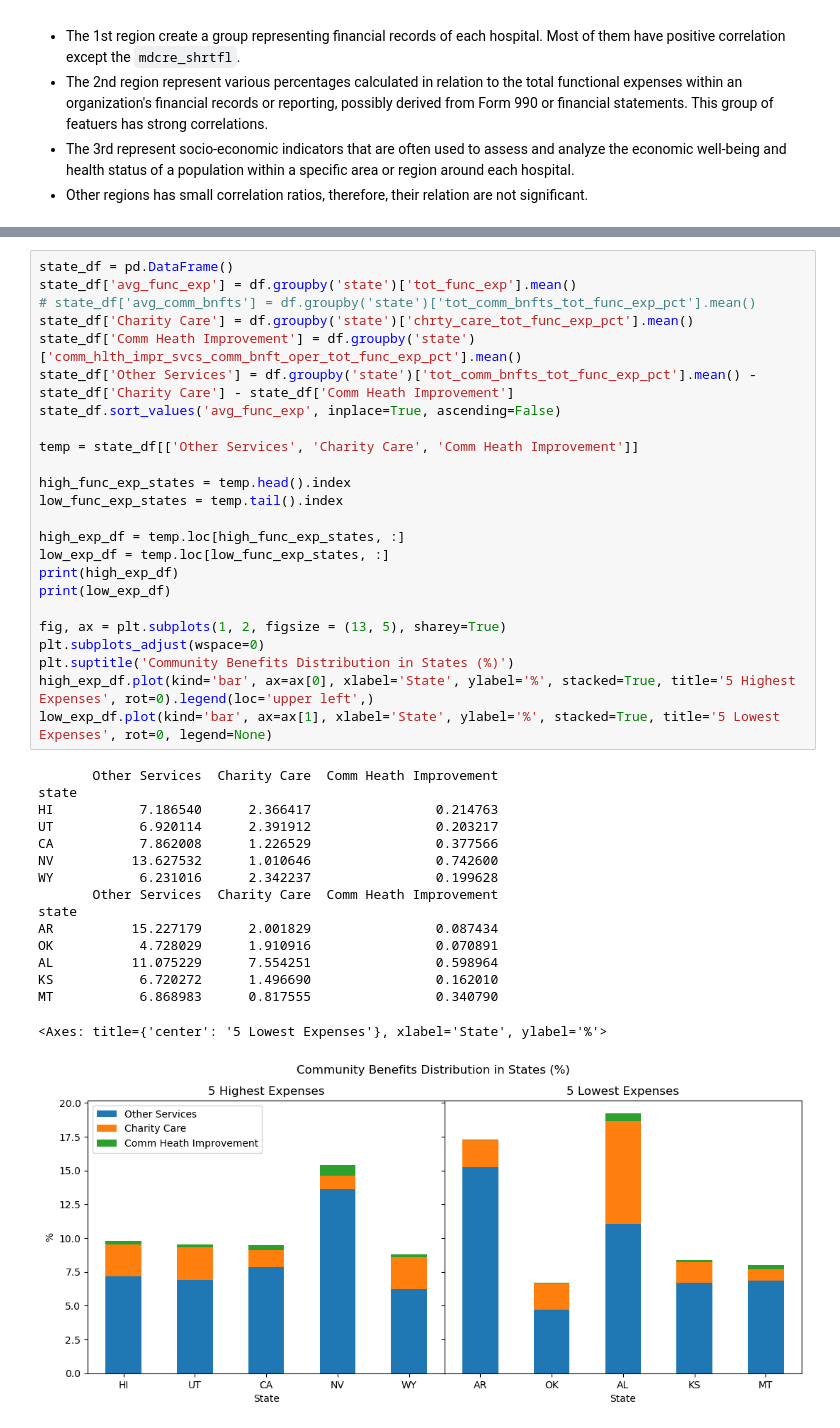
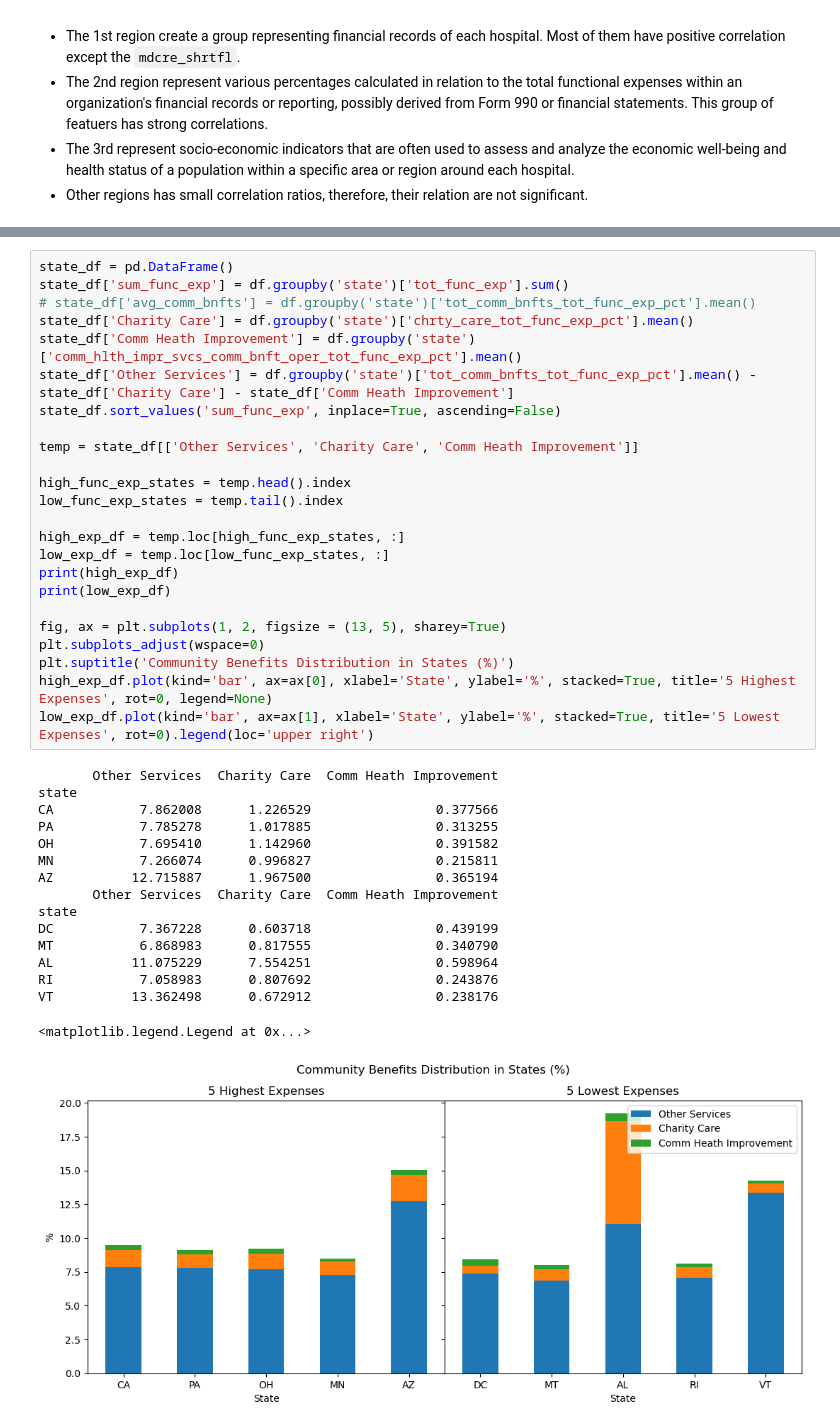
Before and after one commit to gigachad0209/Final-Project---NMKHDL, a Jupyter notebook: eda.ipynb, the cells around one changed output, grey strips where cells are left out. Drawn from its saved outputs; the diff is of its cells as text.

```diff
--- a/eda.ipynb
+++ b/eda.ipynb
@@ -85,42 +104,42 @@ plt.show()
 # %%
 state_df = pd.DataFrame()
-state_df['avg_func_exp'] = df.groupby('state')['tot_func_exp'].mean()
+state_df['sum_func_exp'] = df.groupby('state')['tot_func_exp'].sum()
 # state_df['avg_comm_bnfts'] = df.groupby('state')['tot_comm_bnfts_tot_func_exp_pct'].mean()
 state_df['Charity Care'] = df.groupby('state')['chrty_care_tot_func_exp_pct'].mean()
 state_df['Comm Heath Improvement'] = df.groupby('state')['comm_hlth_impr_svcs_comm_bnft_oper_tot_func_exp_pct'].mean()
 state_df['Other Services'] = df.groupby('state')['tot_comm_bnfts_tot_func_exp_pct'].mean() - state_df['Charity Care'] - state_df['Comm Heath Improvement']
-state_df.sort_values('avg_func_exp', inplace=True, ascending=False)
+state_df.sort_values('sum_func_exp', inplace=True, ascending=False)
 
 temp = state_df[['Other Services', 'Charity Care', 'Comm Heath Improvement']]
 
 high_func_exp_states = temp.head().index
 low_func_exp_states = temp.tail().index
 
 high_exp_df = temp.loc[high_func_exp_states, :]
 low_exp_df = temp.loc[low_func_exp_states, :]
 print(high_exp_df)
 print(low_exp_df)
 
 fig, ax = plt.subplots(1, 2, figsize = (13, 5), sharey=True)
 plt.subplots_adjust(wspace=0)
 plt.suptitle('Community Benefits Distribution in States (%)')
-high_exp_df.plot(kind='bar', ax=ax[0], xlabel='State', ylabel='%', stacked=True, title='5 Highest Expenses', rot=0).legend(loc='upper left',)
-low_exp_df.plot(kind='bar', ax=ax[1], xlabel='State', ylabel='%', stacked=True, title='5 Lowest Expenses', rot=0, legend=None)
+high_exp_df.plot(kind='bar', ax=ax[0], xlabel='State', ylabel='%', stacked=True, title='5 Highest Expenses', rot=0, legend=None)
+low_exp_df.plot(kind='bar', ax=ax[1], xlabel='State', ylabel='%', stacked=True, title='5 Lowest Expenses', rot=0).legend(loc='upper right')
 # %% [output]
        Other Services  Charity Care  Comm Heath Improvement
 state
-HI           7.186540      2.366417                0.214763
-UT           6.920114      2.391912                0.203217
 CA           7.862008      1.226529                0.377566
-NV          13.627532      1.010646                0.742600
-WY           6.231016      2.342237                0.199628
+PA           7.785278      1.017885                0.313255
+OH           7.695410      1.142960                0.391582
+MN           7.266074      0.996827                0.215811
+AZ          12.715887      1.967500                0.365194
        Other Services  Charity Care  Comm Heath Improvement
 state
-AR          15.227179      2.001829                0.087434
-OK           4.728029      1.910916                0.070891
+DC           7.367228      0.603718                0.439199
+MT           6.868983      0.817555                0.340790
 AL          11.075229      7.554251                0.598964
-KS           6.720272      1.496690                0.162010
-MT           6.868983      0.817555                0.340790
+RI           7.058983      0.807692                0.243876
+VT          13.362498      0.672912                0.238176
-<Axes: title={'center': '5 Lowest Expenses'}, xlabel='State', ylabel='%'>
+<matplotlib.legend.Legend at 0x...>
-[figure, old version]
+[figure, new version]
 # %% [markdown]
```
Also changed, not shown: parts of 19 cells of this notebook, 1 other file.
